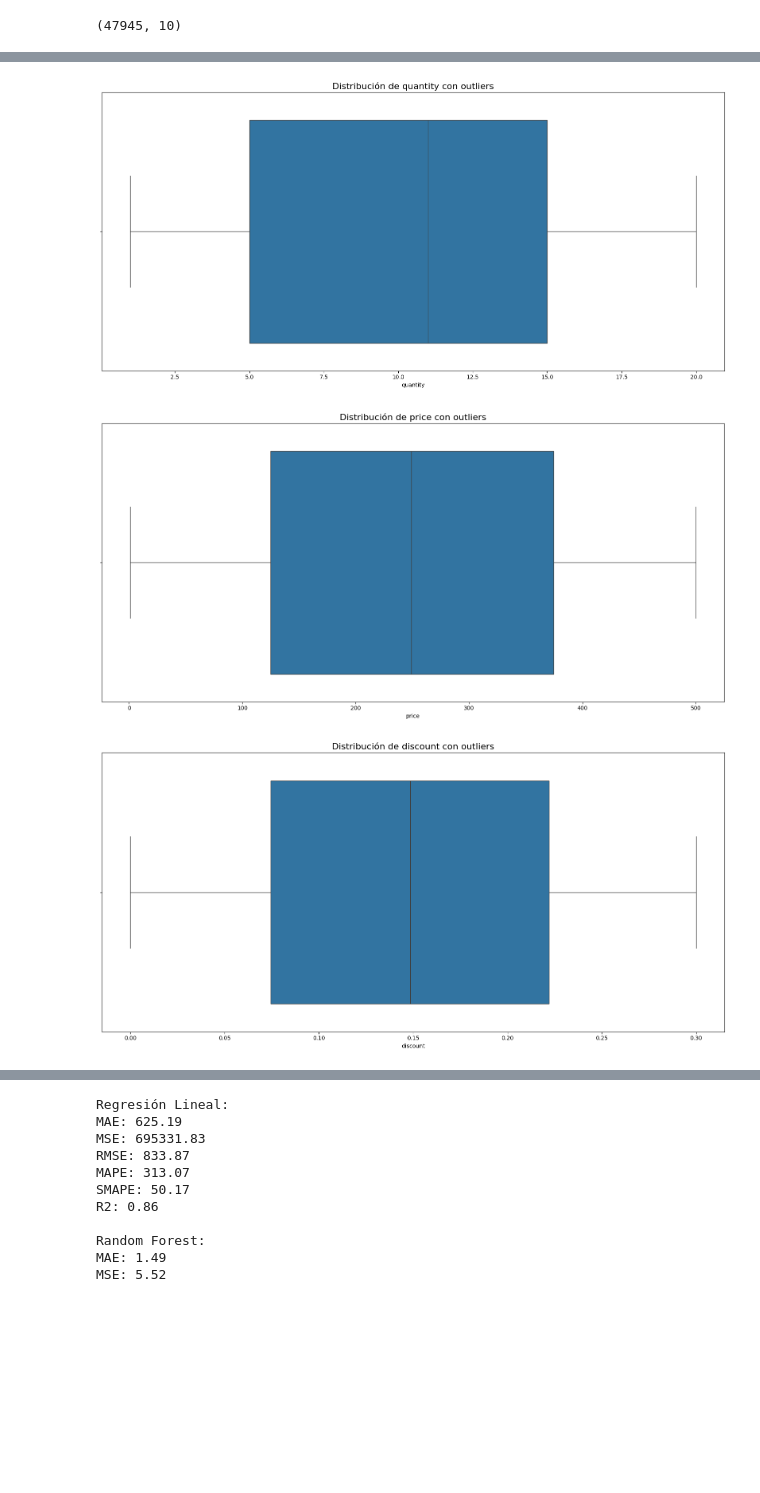
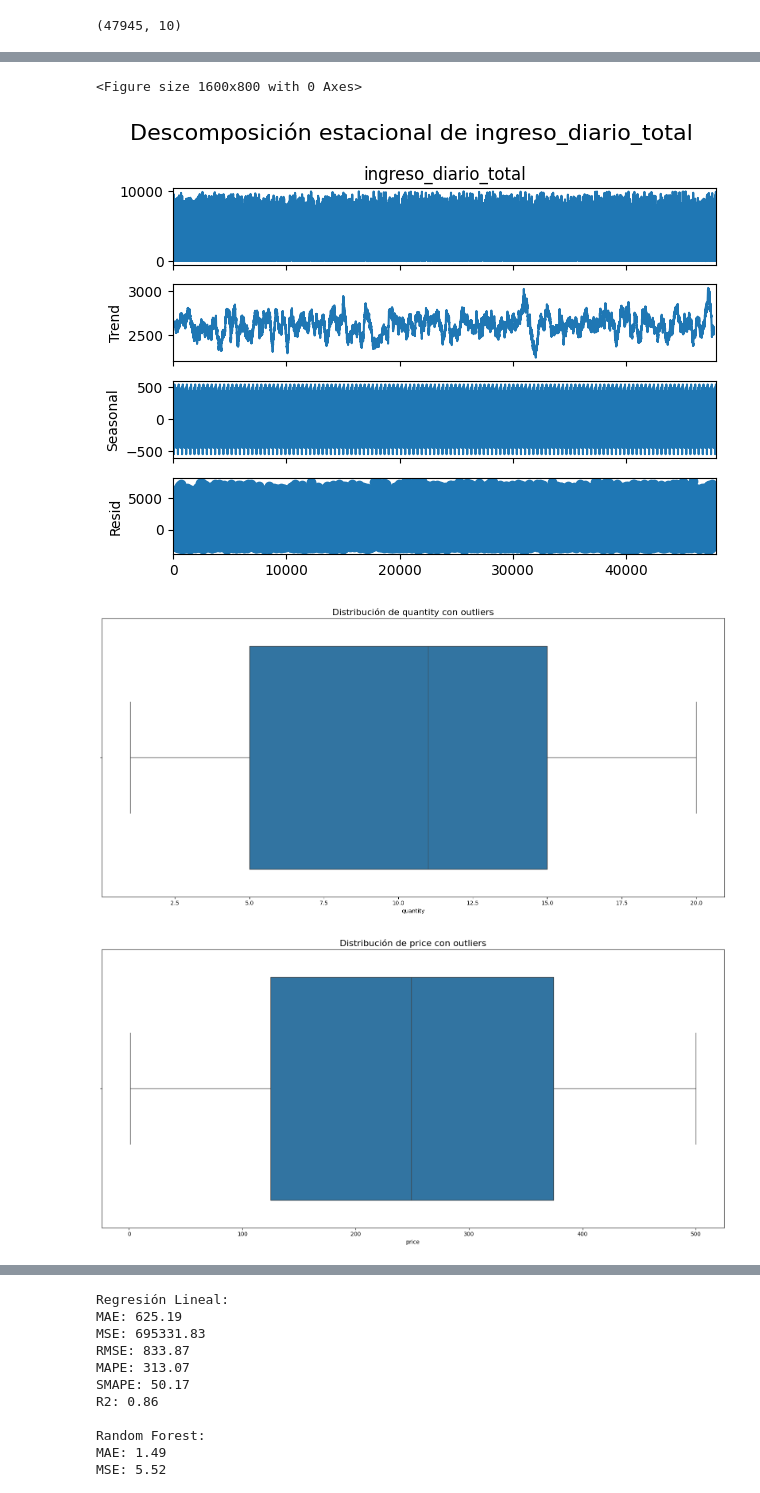
Before and after one commit to Carlos836/dm_prueba_t-cnica, a Jupyter notebook: notebooks/5_train_models.ipynb, the cells around one changed output, grey strips where cells are left out. Cells and saved outputs as stored; diff of their text form; code cells hidden in the pictures; blank space fills up the shorter version.

```diff
--- a/notebooks/5_train_models.ipynb
+++ b/notebooks/5_train_models.ipynb
@@ -37,13 +45,13 @@ import matplotlib.pyplot as plt
 import seaborn as sns
 from statsmodels.tsa.seasonal import seasonal_decompose
 
-# Función 1: Análisis exploratorio avanzado
+# Función 1: Análisis exploratorio
 def exploratory_analysis(data):
     # Conversión de 'date' a formato datetime
     data['order_date'] = pd.to_datetime(data['order_date'])
 
     # Definición de las variables de interés
-    variables = ['quantity', 'price', 'discount', 'ingreso_neto']
+    variables = ['quantity', 'price', 'discount', 'ingreso_neto','ingreso_diario_total']
 
     # Descomposición estacional (descomposición aditiva) para cada variable
     for var in variables:
@@ -57,34 +65,35 @@ def exploratory_analysis(data):
     # Detectar outliers utilizando el método del IQR (Interquartile Range)
     outliers = {}
     for var in variables:
         Q1 = data[var].quantile(0.25)
         Q3 = data[var].quantile(0.75)
         IQR = Q3 - Q1
         lower_bound = Q1 - 1.5 * IQR
         upper_bound = Q3 + 1.5 * IQR
         outliers[var] = data[(data[var] < lower_bound) | (data[var] > upper_bound)]
 
     # Visualización de outliers para cada variable con gráficos de boxplot
     for var in variables:
-        plt.figure(figsize=(16, 8))  # Tamaño de gráfico mayor
+        plt.figure(figsize=(16, 8))
         sns.boxplot(x=data[var])
         plt.title(f"Distribución de {var} con outliers", fontsize=16)
         plt.tight_layout()
         plt.show()
 
     return outliers
 
 
 outliers = exploratory_analysis(df)
 # %% [output]
 <Figure size 1600x800 with 0 Axes>
 [figure]
 <Figure size 1600x800 with 0 Axes>
 [figure]
 <Figure size 1600x800 with 0 Axes>
 [figure]
 <Figure size 1600x800 with 0 Axes>
 [figure]
+<Figure size 1600x800 with 0 Axes>
-[figure, old version]
+[figure, new version]
-[figure, old version]
+[figure, new version]
-[figure, old version]
+[figure, new version]
```
Also changed, not shown: parts of 28 cells of this notebook.
